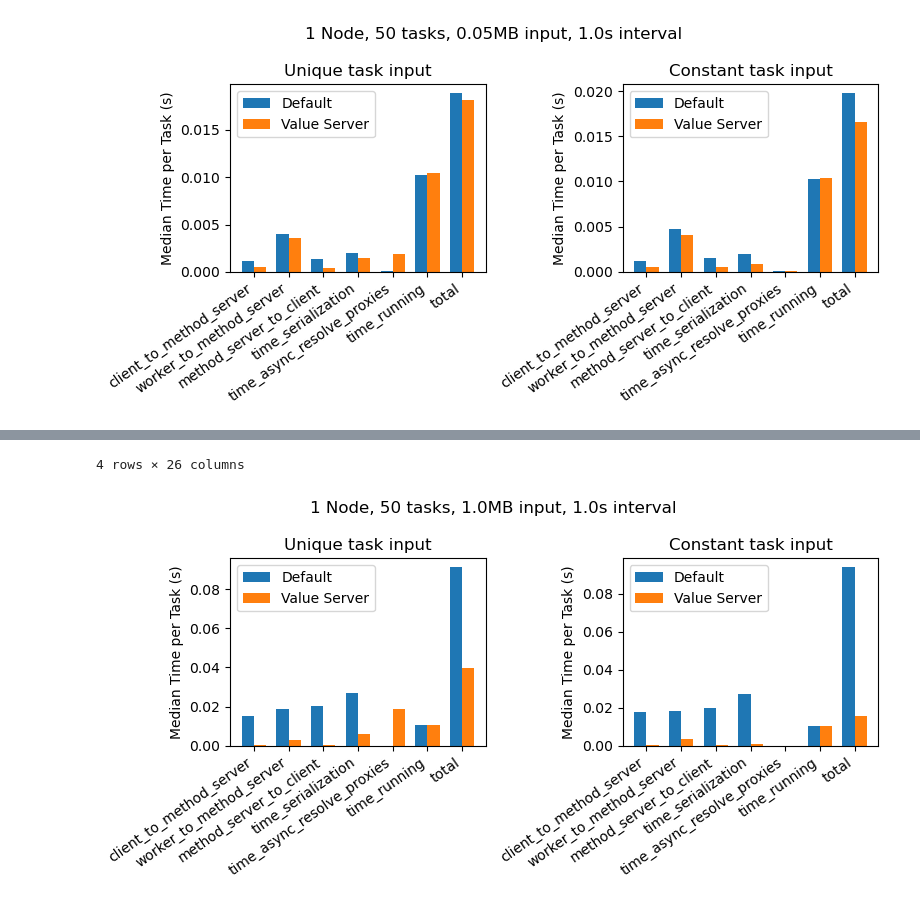
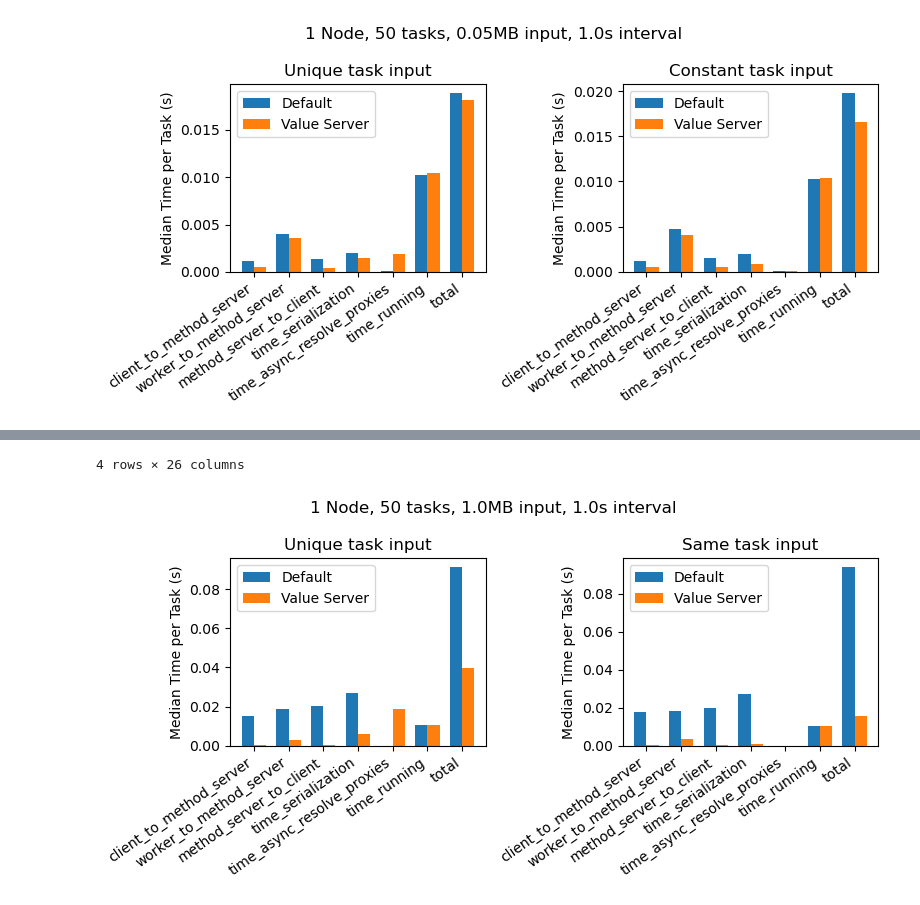
Before and after one commit to exalearn/colmena, a Jupyter notebook: demo_apps/synthetic-data/performance.ipynb, the cells around one changed output, grey strips where cells are left out. Drawn from its saved outputs; the diff is of its cells as text; code cells hidden in the pictures.

```diff
--- a/demo_apps/synthetic-data/performance.ipynb
+++ b/demo_apps/synthetic-data/performance.ipynb
@@ -145,35 +145,35 @@ no_value_server_unique = results.loc[results['value_server'] == False].loc[resul
 value_server_unique = results.loc[results['value_server'] == True].loc[results['reuse_data'] == False][cols]
 
 no_value_server_reuse = results.loc[results['value_server'] == False].loc[results['reuse_data'] == True][cols]
 value_server_reuse = results.loc[results['value_server'] == True].loc[results['reuse_data'] == True][cols]
 
 width = 0.35
 fig, ax = plt.subplots(1, 2, figsize=(8,4), dpi= 100)
 
 ax[0].bar(ind, no_value_server_unique.to_numpy()[0], width, label='Default')
 ax[0].bar(ind+width, value_server_unique.to_numpy()[0], width, label='Value Server')
 
 ax[1].bar(ind, no_value_server_reuse.to_numpy()[0], width, label='Default')
 ax[1].bar(ind+width, value_server_reuse.to_numpy()[0], width, label='Value Server')
 
 fig.suptitle('1 Node, {} tasks, {}MB input, {}s interval'.format(results['n_tasks'].iloc[0], results['task_input_size'].iloc[0], results['task_interval'].iloc[0]))
 plt.setp(ax, ylabel='Median Time per Task (s)', xticks=ind + width/2, xticklabels=cols)
 plt.setp(ax[0].get_xticklabels(), rotation=35, ha='right')
 plt.setp(ax[1].get_xticklabels(), rotation=35, ha='right')
 ax[0].set_title('Unique task input')
-ax[1].set_title('Constant task input')
+ax[1].set_title('Same task input')
 ax[0].legend(loc='best')
 ax[1].legend(loc='best')
 fig.tight_layout()
 plt.show()
 # %% [output]
 |  | path | value_server | reuse_data | task_count | task_input_size | task_interval | task_output_size | ... |
 | 0 | runs/1MBx50_1s/2021-02-23_20-57-5... | False | False | 50 | 1 | 1 | 0 | ... |
 | 1 | runs/1MBx50_1s/2021-02-23_20-58-5... | True | False | 50 | 1 | 1 | 0 | ... |
 | 2 | runs/1MBx50_1s/2021-02-23_21-01-4... | False | True | 50 | 1 | 1 | 0 | ... |
 | 3 | runs/1MBx50_1s/2021-02-23_21-04-2... | True | True | 50 | 1 | 1 | 0 | ... |
 4 rows × 26 columns
-[figure, old version]
+[figure, new version]
 # %%
 rundir = 'runs/1MBin1MBoutx50_5s'
 run_paths = list(map(str, Path(rundir).rglob('*runtime.log')))
```
Also changed, not shown: parts of 2 cells of this notebook.
